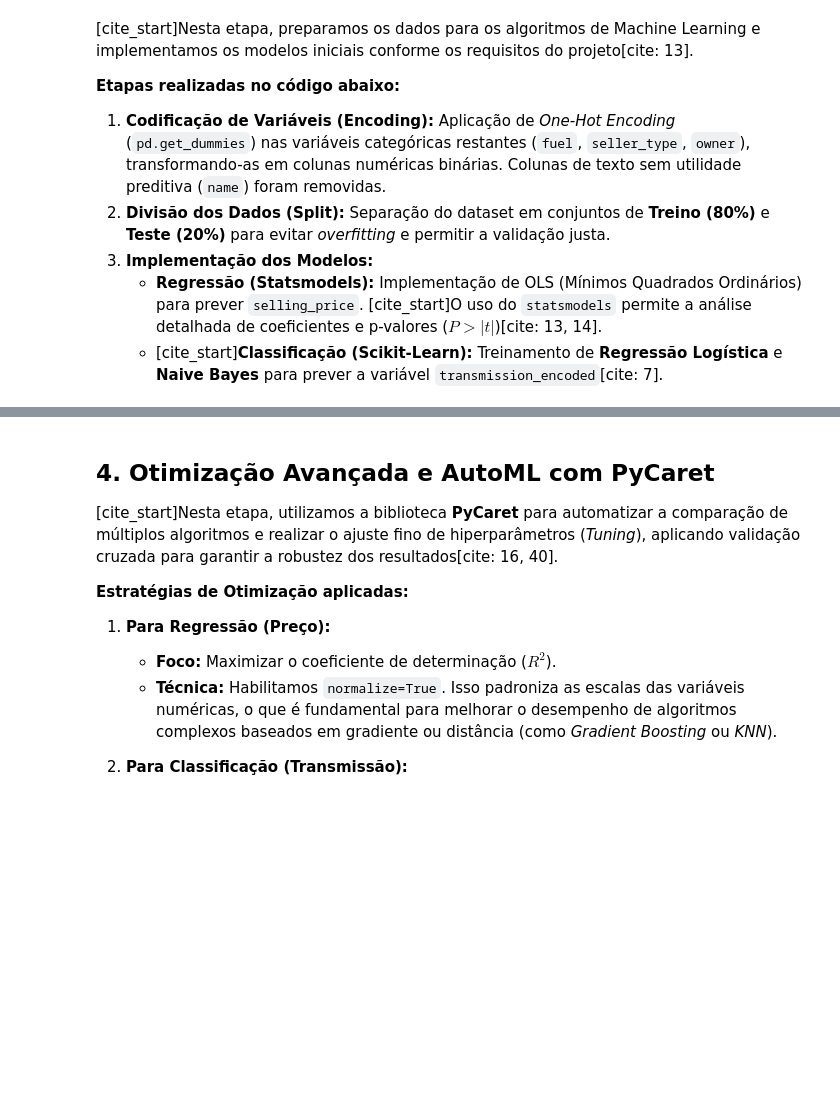
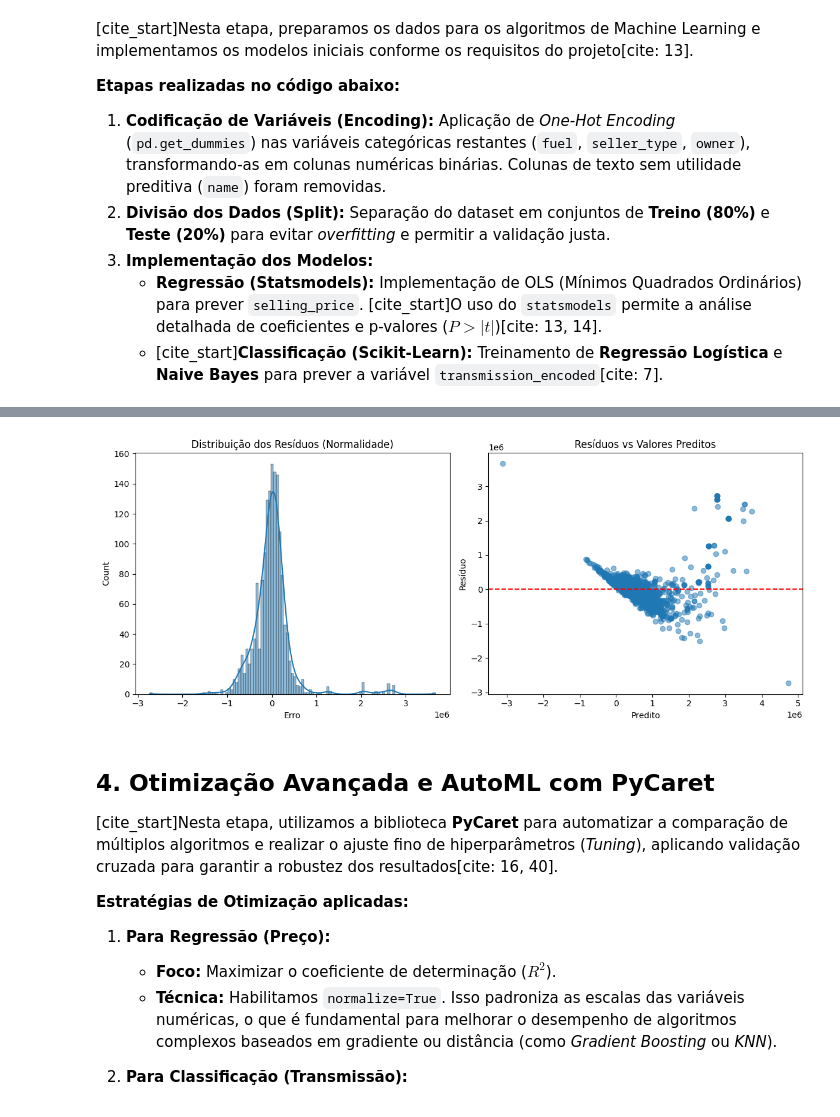
Before and after one commit to davituma/cars-regression-classification, a Jupyter notebook: projeto_carros.ipynb, the cells around one changed output, grey strips where cells are left out. Saved outputs shown, nothing was run; the diff lists cells and outputs as text; code cells hidden in the pictures; blank space fills up the shorter version.

```diff
--- a/projeto_carros.ipynb
+++ b/projeto_carros.ipynb
@@ -209,6 +256,31 @@ weighted avg       0.92      0.92      0.91      1582
     accuracy                           0.91      1582
    macro avg       0.83      0.73      0.77      1582
 weighted avg       0.90      0.91      0.90      1582
+# %%
+# --- DIAGNÓSTICO DE RESÍDUOS (Requisito de Modelagem) ---
+# Resíduos = Valor Real - Valor Predito
+residuos = y_test_r - y_pred_r
+
+plt.figure(figsize=(12, 5))
+
+# Gráfico 1: Normalidade dos Resíduos
+plt.subplot(1, 2, 1)
+sns.histplot(residuos, kde=True)
+plt.title("Distribuição dos Resíduos (Normalidade)")
+plt.xlabel("Erro")
+
+# Gráfico 2: Homocedasticidade (Resíduos vs Preditos)
+plt.subplot(1, 2, 2)
+plt.scatter(y_pred_r, residuos, alpha=0.5)
+plt.axhline(0, color='red', linestyle='--')
+plt.title("Resíduos vs Valores Preditos")
+plt.xlabel("Predito")
+plt.ylabel("Resíduo")
+
+plt.tight_layout()
+plt.show()
+# %% [output]
+[figure, added]
 # %% [markdown]
 ## 4. Otimização Avançada e AutoML com PyCaret
 
```
Also changed, not shown: parts of 6 cells of this notebook, 1 other file.
